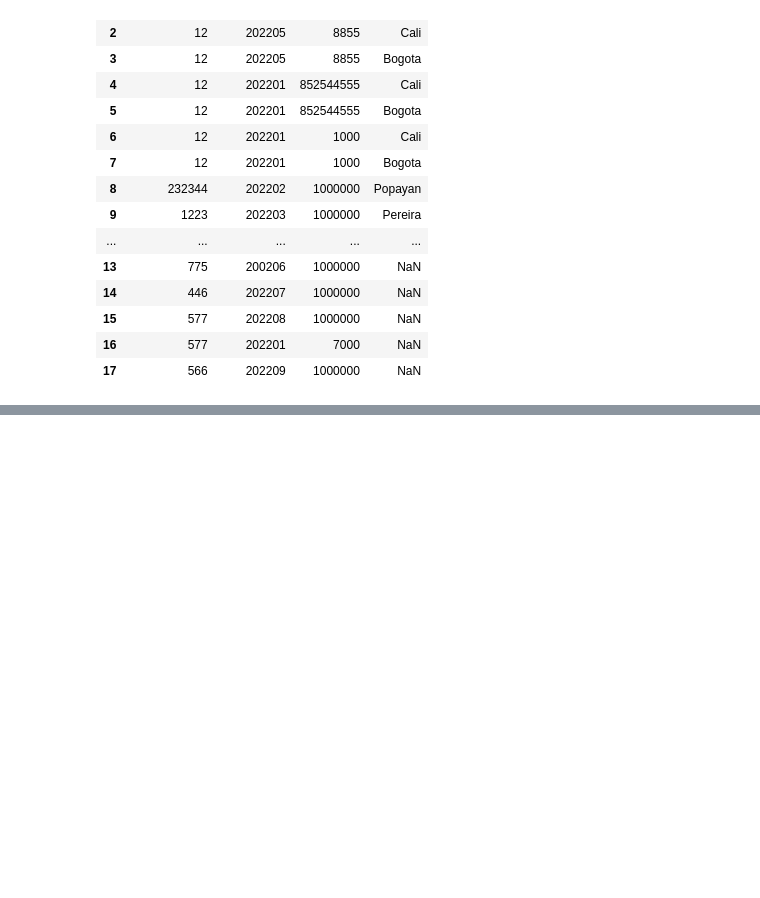
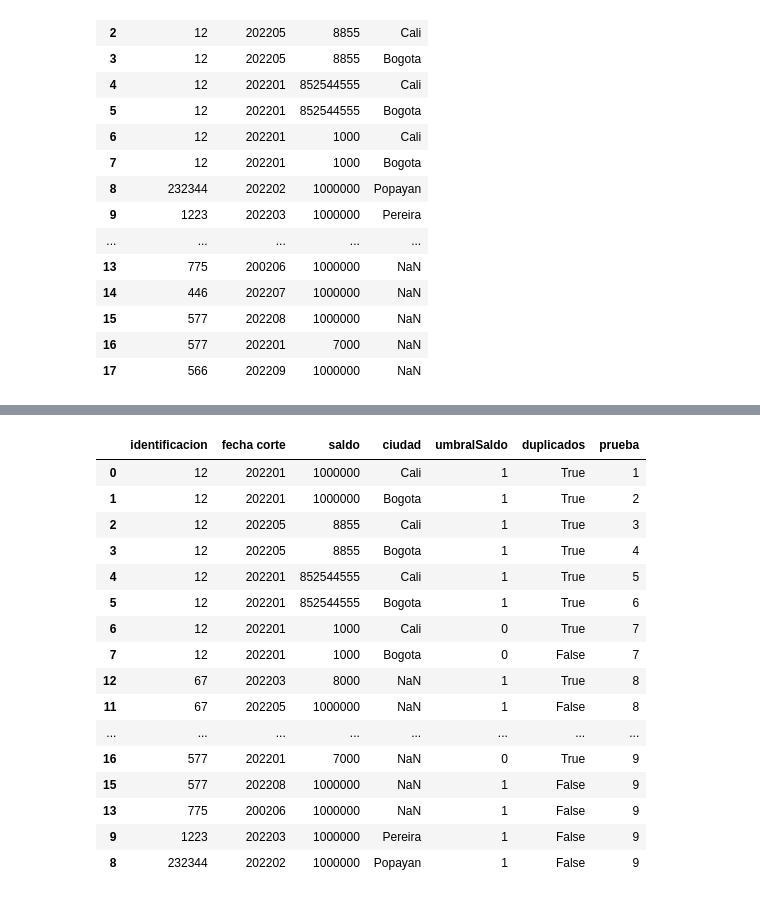
Before and after one commit to EdFlo15/notebooks, a Jupyter notebook: generalidades python.ipynb, the cells around one changed output, grey strips where cells are left out. Drawn from its saved outputs; the diff is of its cells as text; code cells hidden in the pictures; blank space fills up the shorter version.

```diff
--- a/generalidades python.ipynb
+++ b/generalidades python.ipynb
@@ -965,3 +1023,11 @@ df6
 | 15 | 577 | 202208 | 1000000 | NaN |
 | 16 | 577 | 202201 | 7000 | NaN |
 | 17 | 566 | 202209 | 1000000 | NaN |
+# %%
+def umbralSaldo(saldo):
+    if (saldo>7500):
+        return 1
+    else:
+        return 0
+# %%
+df6['umbralSaldo']=df6['saldo'].apply(umbralSaldo)
@@ -967,0 +1054,4 @@ df6
+# %%
+df7=df6.sort_values(by='identificacion')
+df7['duplicados']=df7.duplicated(subset=['identificacion'],keep='last')
+df7
@@ -967,0 +1076,22 @@ df6
+# %%
+df7['prueba']=df7['duplicados'].cumsum()
+# %%
+df7
+# %% [output]
+|  | identificacion | fecha corte | saldo | ciudad | umbralSaldo | duplicados | prueba |
+| 0 | 12 | 202201 | 1000000 | Cali | 1 | True | 1 |
+| 1 | 12 | 202201 | 1000000 | Bogota | 1 | True | 2 |
+| 2 | 12 | 202205 | 8855 | Cali | 1 | True | 3 |
+| 3 | 12 | 202205 | 8855 | Bogota | 1 | True | 4 |
+| 4 | 12 | 202201 | 852544555 | Cali | 1 | True | 5 |
+| 5 | 12 | 202201 | 852544555 | Bogota | 1 | True | 6 |
+| 6 | 12 | 202201 | 1000 | Cali | 0 | True | 7 |
+| 7 | 12 | 202201 | 1000 | Bogota | 0 | False | 7 |
+| 12 | 67 | 202203 | 8000 | NaN | 1 | True | 8 |
+| 11 | 67 | 202205 | 1000000 | NaN | 1 | False | 8 |
+| ... | ... | ... | ... | ... | ... | ... | ... |
+| 16 | 577 | 202201 | 7000 | NaN | 0 | True | 9 |
+| 15 | 577 | 202208 | 1000000 | NaN | 1 | False | 9 |
+| 13 | 775 | 200206 | 1000000 | NaN | 1 | False | 9 |
+| 9 | 1223 | 202203 | 1000000 | Pereira | 1 | False | 9 |
+| 8 | 232344 | 202202 | 1000000 | Popayan | 1 | False | 9 |
```
Also changed, not shown: parts of 18 cells of this notebook.
